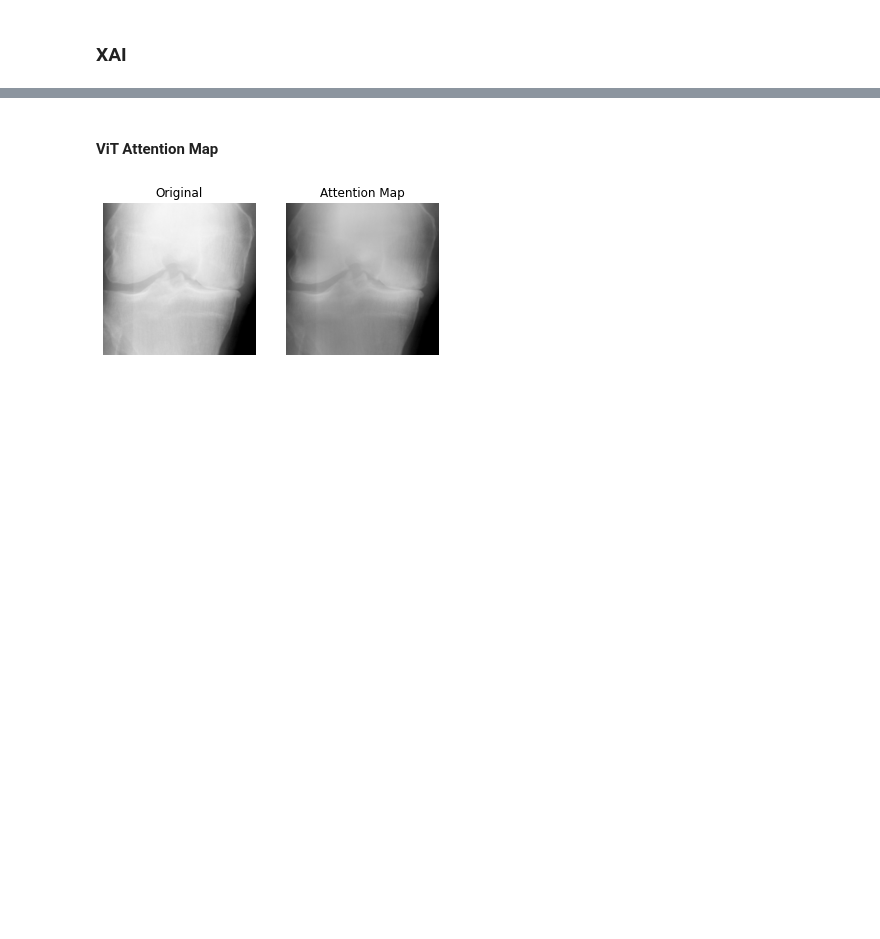
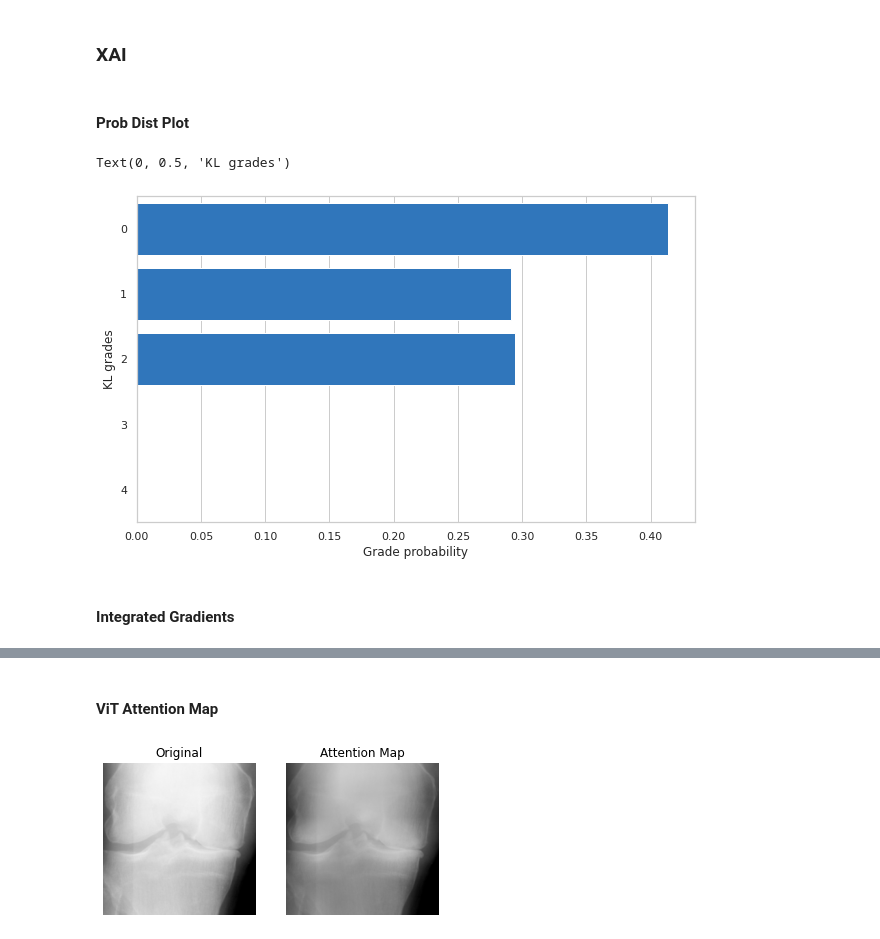
Before and after one commit to jah377/XAI_ImageClassification, a Jupyter notebook: xai.ipynb, the cells around one changed output, grey strips where cells are left out. Drawn from its saved outputs; the diff is of its cells as text; code cells hidden in the pictures; blank space fills up the shorter version.

```diff
--- a/xai.ipynb
+++ b/xai.ipynb
@@ -452 +434,3 @@ Downloading data from https://github.com/faustomorales/vit-keras/releases/downlo
+# %%
+load_cnn = True
 # %%
@@ -462,2 +469,3 @@ model = tf.keras.Sequential([
 # %%
-model.load_weights('/content/drive/MyDrive/DSP-H3-Quin/vitb32_w.h5')
+if load_cnn:
+  model = tf.keras.models.load_model('/content/drive/MyDrive/DSP-H3-Quin/model_2.h5')
@@ -485,0 +479,4 @@ test_image_path = '/content/drive/MyDrive/DSP-H3-Quin/data_set/kneeKL224/auto_te
+# %%
+tip1 = '/content/drive/MyDrive/DSP-H3-Quin/data_set/kneeKL224/test/0/9003175L.png'
+tip2 = '/content/drive/MyDrive/DSP-H3-Quin/data_set/kneeKL224/test/4/9048789L.png'
+tip3 = '/content/drive/MyDrive/DSP-H3-Quin/data_set/kneeKL224/test/2/9007827R.png'
@@ -485,0 +493,25 @@ test_image_path = '/content/drive/MyDrive/DSP-H3-Quin/data_set/kneeKL224/auto_te
+# %% [markdown]
+#### Prob Dist Plot
+# %%
+# get model prediction for loaded test image
+image = cv2.imread(tip1)
+image_re = image.reshape((1, 224, 224, 3))
+pred = model.predict(image_re.astype('uint8'))
+pred_unpacked = [np.round(prob, 5) for prob in pred[0]]
+# %%
+sns.set_theme(style="whitegrid")
+sns.set_color_codes("pastel")
+
+fig, ax = plt.subplots(figsize=(10, 6))
+
+sns.barplot(x=pred_unpacked, y=[0, 1, 2, 3, 4],
+            color="#1976d2",
+            orient='h')
+
+ax.set_xlabel('Grade probability')
+ax.set_ylabel('KL grades')
+# %% [output]
+Text(0, 0.5, 'KL grades')
+[figure, added]
+# %% [markdown]
+#### Integrated Gradients
```
Also changed, not shown: parts of 100 cells of this notebook.
